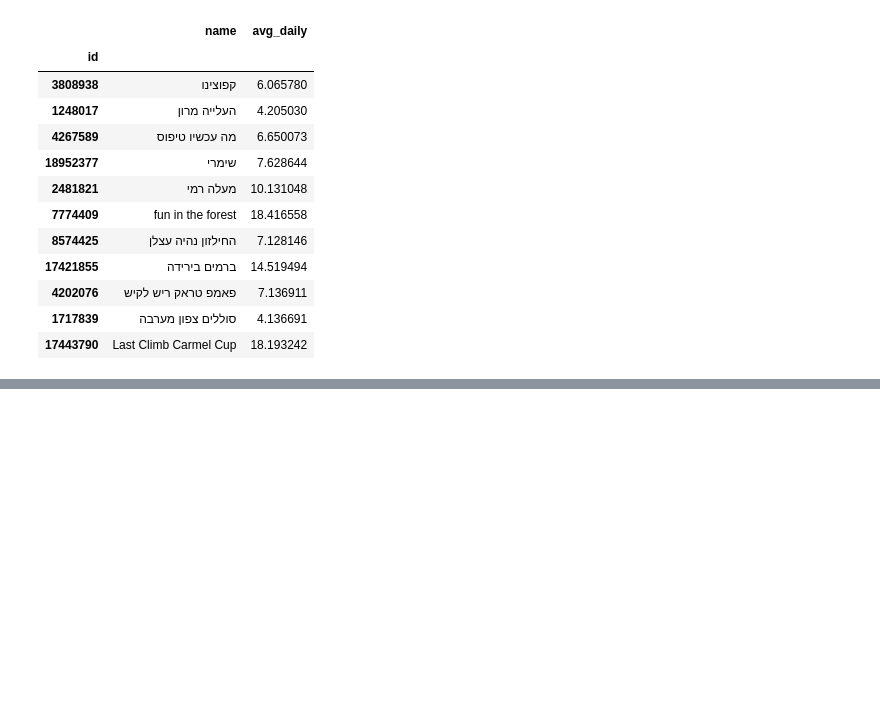
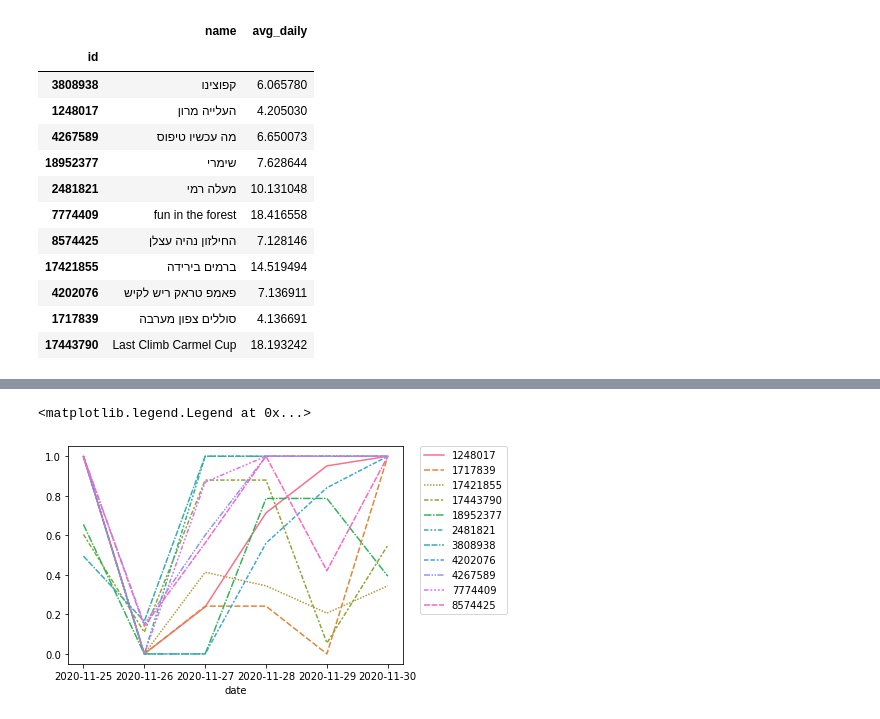
Before and after one commit to dpelleg/notebooks, a Jupyter notebook: mudguard/stats_nb.ipynb, the cells around one changed output, grey strips where cells are left out. Drawn from its saved outputs; the diff is of its cells as text; code cells hidden in the pictures; blank space fills up the shorter version.

```diff
--- a/mudguard/stats_nb.ipynb
+++ b/mudguard/stats_nb.ipynb
@@ -43,6 +46,7 @@ md[c] = pd.to_datetime(md[c], utc=True)
 md['hist_length'] = md['time_retrieved'] - md['created_at']
 md['hist_length_days'] = md['hist_length'].apply(lambda x: x.days)
 md['avg_daily'] = md['effort_count'] / md['hist_length_days']
+md.index = md.index.map(str)
 # %%
 md[['name', 'avg_daily']]
 # %% [output]
@@ -62,4 +66,4 @@ md[['name', 'avg_daily']]
 # %%
 # Tabulate ridelog data with date as index
 rl2 = pd.pivot_table(rl_, index='date', values='effort_count', columns='segment_id')
-rl2
+rl2.set_index(pd.DatetimeIndex(rl2.index.values), inplace=True)
@@ -73,0 +70,22 @@ rl2
+# %%
+# resample daily, interpolate missing values, and diff against the previous day
+daily = rl2.resample('1D').interpolate().fillna(method='bfill').diff()
+# %%
+# add the daily average in each segment
+
+# first, convert the table to long format
+all_segs = daily.columns
+d2 = daily.reset_index()
+d3 = d2.melt(id_vars = 'index', value_vars=all_segs)
+d4 = d3.rename(columns = {'index' : 'date'})
+
+# tack on the daily averages
+d5 = d4.merge(md['avg_daily'], how='inner', left_on='segment_id', right_on='id')
+# compute usage relative to the daily average
+d5['relative_usage'] = d5['value'] / d5['avg_daily']
+d6 = d5[['date', 'segment_id', 'relative_usage']]
+
+# re-tabulate
+d7 = pd.pivot_table(d6, index='date', values='relative_usage', columns='segment_id')
+d8 = d7.clip(lower=0, upper=1)
+d8
@@ -73,0 +101,7 @@ rl2
+# %%
+sns.lineplot(data=d8)
+plt.legend(bbox_to_anchor=(1.05, 1), loc=2, borderaxespad=0.)
+#d7
+# %% [output]
+<matplotlib.legend.Legend at 0x...>
+[figure, added]
```
Also changed, not shown: parts of 3 cells of this notebook, 1 other file.
